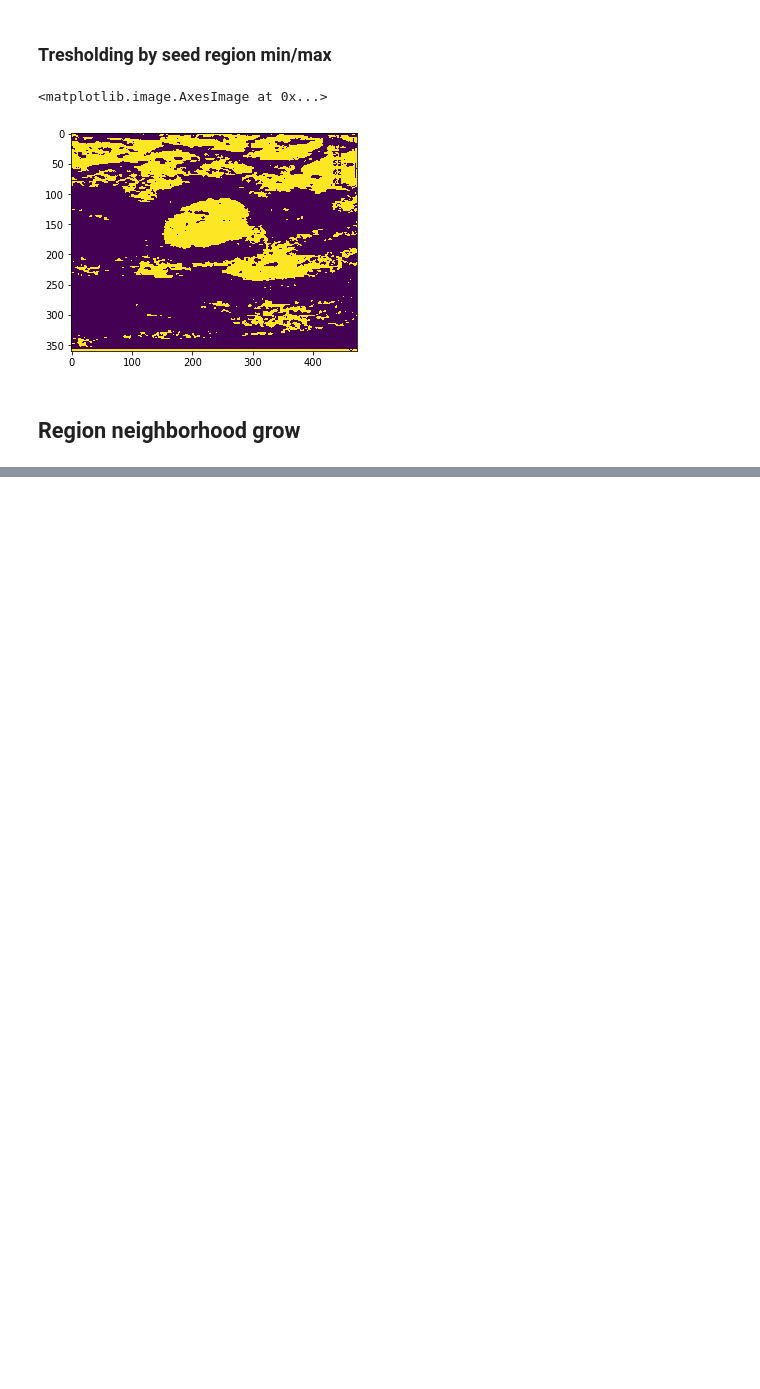
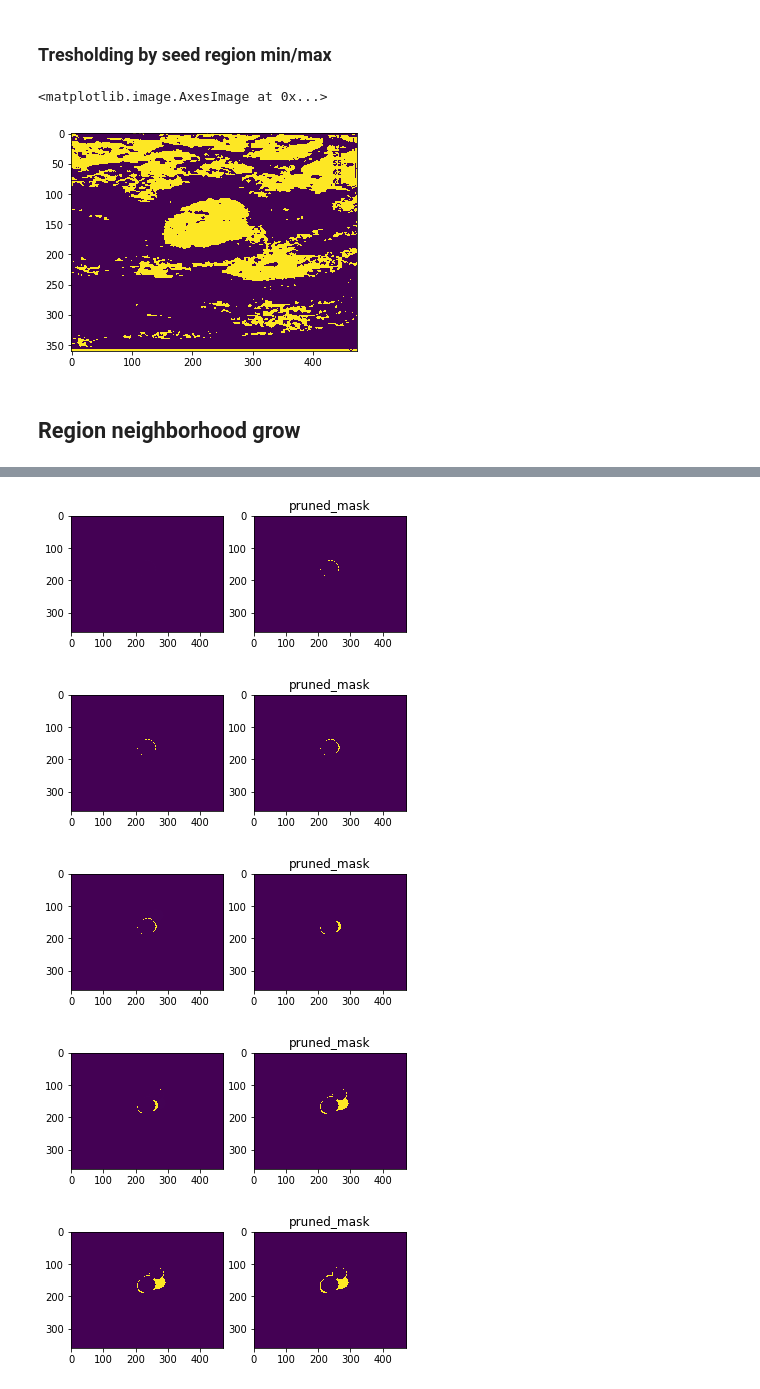
Before and after one commit to penn-ultrasound-research-laboratory/Deep-Ultrasound-Classification, a Jupyter notebook: _notebooks/LeakPluggingCary.ipynb, the cells around one changed output, grey strips where cells are left out. Drawn from its saved outputs; the diff is of its cells as text; code cells hidden in the pictures; blank space fills up the shorter version.

```diff
--- a/_notebooks/LeakPluggingCary.ipynb
+++ b/_notebooks/LeakPluggingCary.ipynb
@@ -203,21 +219,48 @@ plt.colorbar()
-# %%
-previus_grown = None
-
-for radius in range(MAX_RADIUS, MIN_RADIUS-1, -1):
-
-    radius_grown = iterate_until_stop_growing_exponential_backoff(
-        np.copy(seed_region_mask),
-        grow_region,
-        seed_range_thresholded_image,
-        disk_kernel(radius),
-        iters_per_round = 3)
-
-    if previus_grown is not None:
-        overflow = radius_grown - cumulative_grown
-        pruned_overflow = prune_mask_to_kernel_radius(overflow, MAX_RADIUS + 1 - radius)
-        previus_grown = radius_grown
-    else:
-        previus_grown = radius_grown
+# %%
+previous_grown = None
+composite_leak = None
+
+for radius in range(MAX_RADIUS, MIN_RADIUS-1, -1):
+
+
+    radius_grown = iterate_until_stop_growing_exponential_backoff(
+        np.copy(seed_region_mask),
+        grow_region,
+        seed_range_thresholded_image,
+        disk_kernel(radius),
+        iters_per_round = 3)
+
+    if previous_grown is None:
+        previous_grown = np.copy((radius_grown > 0).astype(np.uint8))
+        composite_leak = np.zeros(seed_region_mask.shape, np.uint8)
+
+    else:
+        fig, ax = plt.subplots(1, 2)
+
+#         plt.title("Grown region")
+#         ax[0].imshow(radius_grown)
+
+        overflow = radius_grown - previous_grown
+
+        plt.title("Overflow")
+        ax[0].imshow(overflow)
+
+        # Prune the overflow to produce leak image
+        pruned_mask = prune_mask_to_kernel_radius(np.copy(overflow), radius + 1)
+
+        plt.title("pruned_mask")
+        ax[1].imshow(pruned_mask)
+
+#         plt.title("composite")
+#         ax[3].imshow(radius_grown + pruned_mask)
+
+        previous_grown = np.copy(radius_grown + pruned_mask)
+# %% [output]
+[figure, added]
+[figure, added]
+[figure, added]
+[figure, added]
+[figure, added]
 # %%
 radius_grown = iterate_until_stop_growing_exponential_backoff(
     np.copy(seed_region_mask),
```
Also changed, not shown: parts of 6 cells of this notebook.
